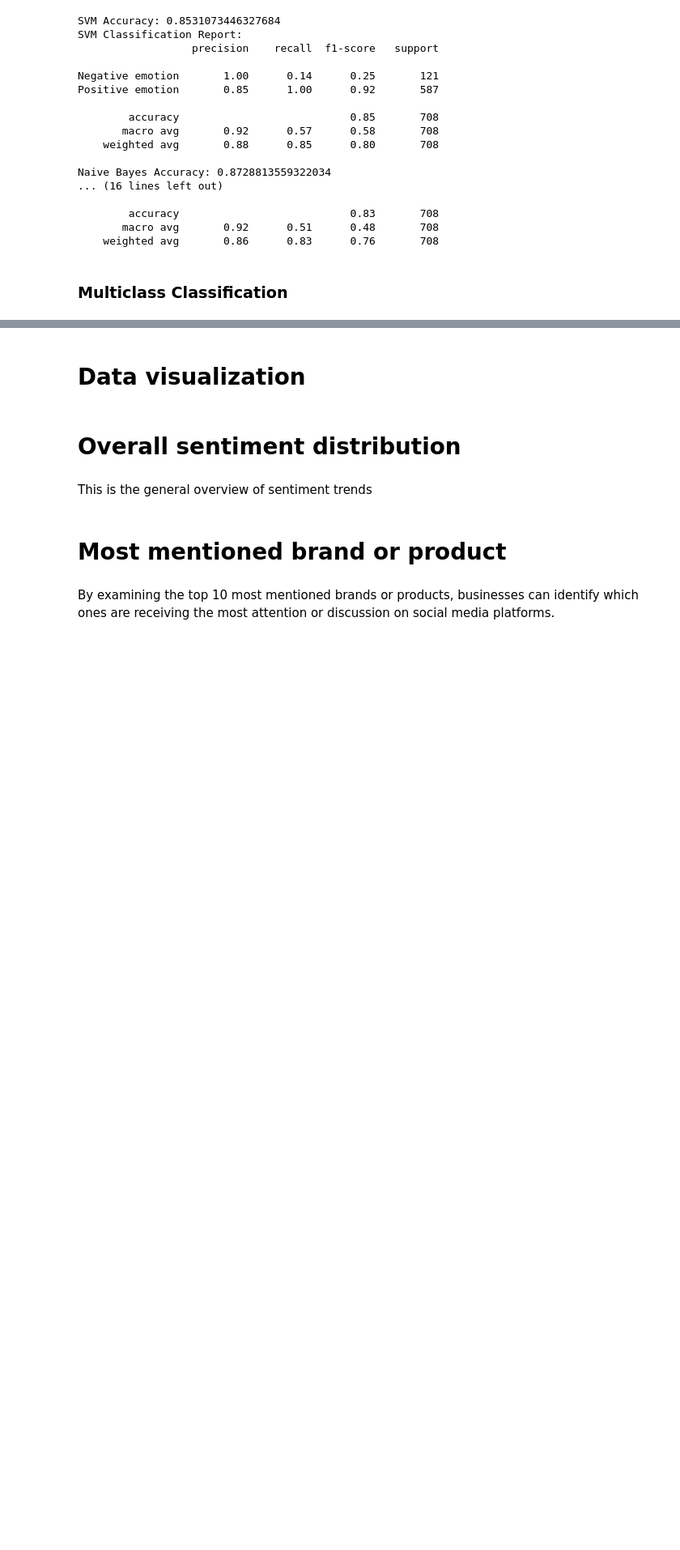
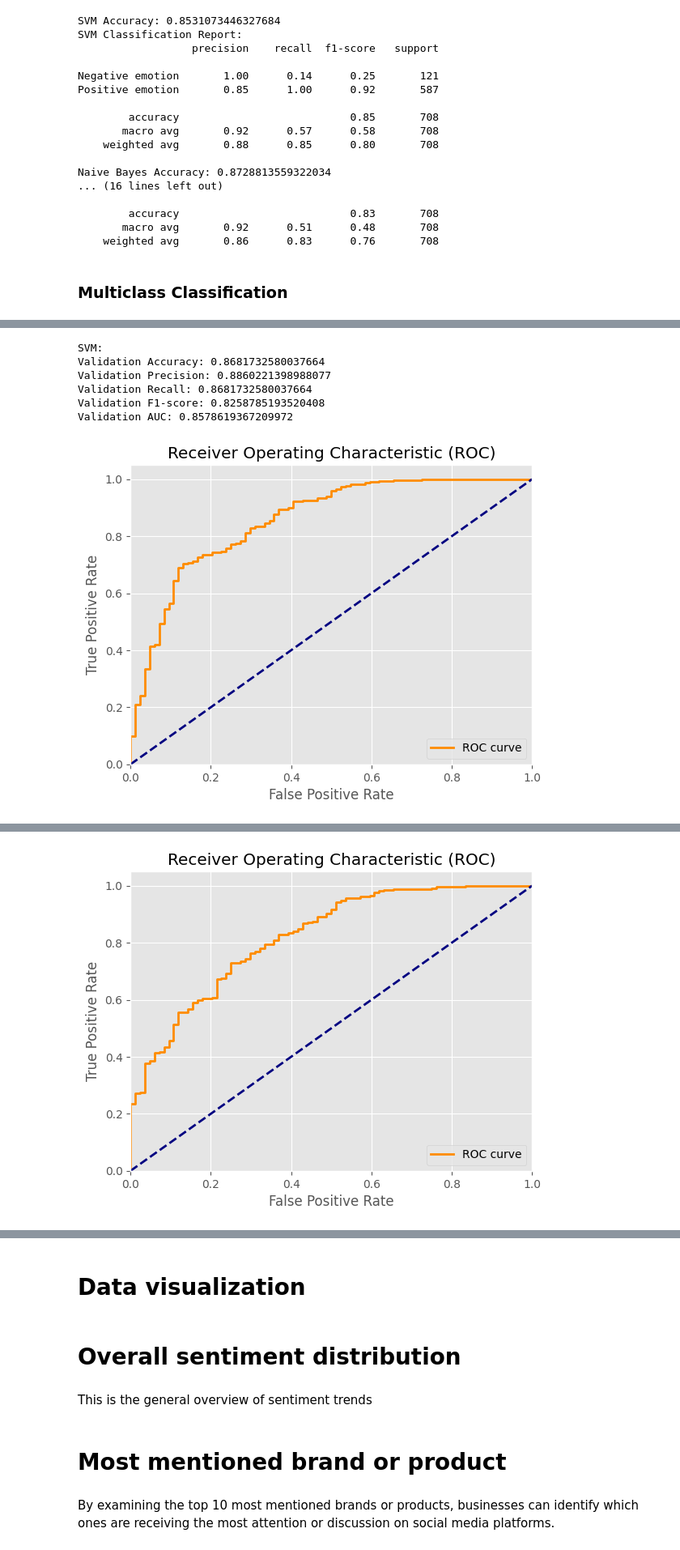
Before and after one commit to mainyepeter/NLP-Sentiment-Analysis-Apple-Google, a Jupyter notebook: index_(11).ipynb, the cells around one changed output, grey strips where cells are left out. Shown at 81% size. Saved outputs shown, nothing was run; the diff lists cells and outputs as text; code cells hidden in the pictures; blank space fills up the shorter version.

```diff
--- a/index_(11).ipynb
+++ b/index_(11).ipynb
@@ -669,0 +669,75 @@ Positive emotion       0.65      0.42      0.51       627
+# %%
+from sklearn.svm import SVC
+from sklearn.naive_bayes import MultinomialNB
+from sklearn.ensemble import RandomForestClassifier
+from sklearn.metrics import accuracy_score, precision_score, recall_score, f1_score, roc_auc_score, roc_curve
+from sklearn.feature_extraction.text import CountVectorizer
+from sklearn.model_selection import train_test_split
+
+# Split the filtered dataset into features (X) and target variable (y)
+X_filtered = filtered_data['tweet']
+y_filtered = filtered_data['sentiment']
+
+# Split the filtered dataset into training, validation, and testing sets
+# 70% training, 15% validation, 15% testing
+X_train_filtered, X_temp_filtered, y_train_filtered, y_temp_filtered = train_test_split(X_filtered, y_filtered, test_size=0.3, random_state=42)
+X_val_filtered, X_test_filtered, y_val_filtered, y_test_filtered = train_test_split(X_temp_filtered, y_temp_filtered, test_size=0.5, random_state=42)
+
+# Convert the target variable to binary format
+y_val_binary = y_val_filtered.map({'Positive emotion': 1, 'Negative emotion': 0})
+
+# Initialize CountVectorizer
+count_vectorizer_filtered = CountVectorizer()
+
+# Fit and transform the training data
+X_train_bow_filtered = count_vectorizer_filtered.fit_transform(X_train_filtered)
+X_val_bow_filtered = count_vectorizer_filtered.transform(X_val_filtered)
+X_test_bow_filtered = count_vectorizer_filtered.transform(X_test_filtered)
+
+# Initialize classifiers
+classifiers = {
+    "SVM": SVC(probability=True),  # Set probability=True to enable predict_proba
+    "Naive Bayes": MultinomialNB(),
+    "Random Forest": RandomForestClassifier()
+}
+
+# Train and evaluate classifiers
+for name, clf in classifiers.items():
+    print(f"\n{name}:")
+    clf.fit(X_train_bow_filtered, y_train_filtered)
+    y_val_pred = clf.predict(X_val_bow_filtered)
+
+    # Calculate evaluation metrics on the validation set
+    accuracy_val = accuracy_score(y_val_filtered, y_val_pred)
+    precision_val = precision_score(y_val_filtered, y_val_pred, average='weighted')
+    recall_val = recall_score(y_val_filtered, y_val_pred, average='weighted')
+    f1_val = f1_score(y_val_filtered, y_val_pred, average='weighted')
+    auc_val = roc_auc_score(y_val_binary, clf.predict_proba(X_val_bow_filtered)[:, 1])
+
+    # Print evaluation metrics
+    print("Validation Accuracy:", accuracy_val)
+    print("Validation Precision:", precision_val)
+    print("Validation Recall:", recall_val)
+    print("Validation F1-score:", f1_val)
+    print("Validation AUC:", auc_val)
+
+    # Plot ROC curve
+    fpr, tpr, _ = roc_curve(y_val_binary, clf.predict_proba(X_val_bow_filtered)[:, 1])
+    plt.figure()
+    plt.plot(fpr, tpr, color='darkorange', lw=2, label='ROC curve')
+    plt.plot([0, 1], [0, 1], color='navy', lw=2, linestyle='--')
+    plt.xlim([0.0, 1.0])
+    plt.ylim([0.0, 1.05])
+    plt.xlabel('False Positive Rate')
+    plt.ylabel('True Positive Rate')
+    plt.title('Receiver Operating Characteristic (ROC)')
+    plt.legend(loc="lower right")
+    plt.show()
+# %% [output]
+SVM:
+Validation Accuracy: 0.8681732580037664
+Validation Precision: 0.8860221398988077
+Validation Recall: 0.8681732580037664
+Validation F1-score: 0.8258785193520408
+Validation AUC: 0.8578619367209972
+[figure, added]
@@ -669,0 +750 @@ Positive emotion       0.65      0.42      0.51       627
+[figure, added]
```
Also changed, not shown: parts of 12 cells of this notebook, 1 other file.
